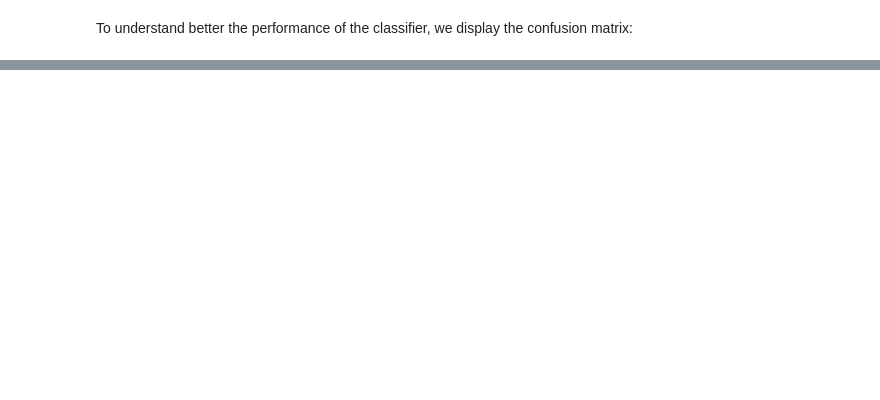
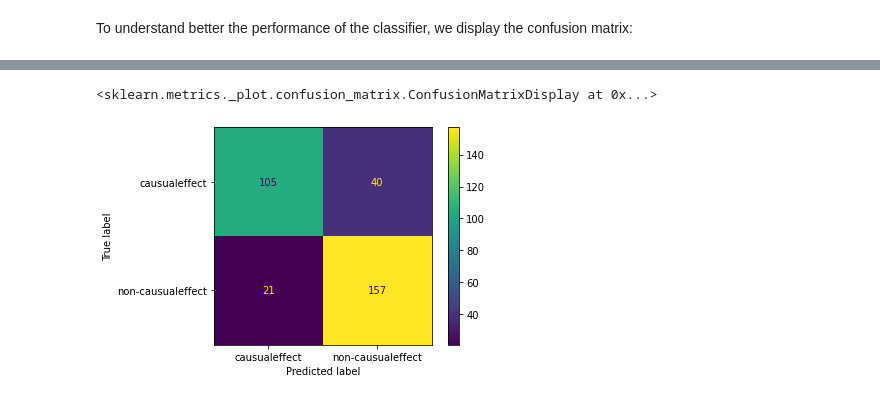
Before and after one commit to jyanqa/case-2022-causual-event, a Jupyter notebook: ST1_transformers.ipynb, the cells around one changed output, grey strips where cells are left out. Cells and saved outputs as stored; diff of their text form; code cells hidden in the pictures; blank space fills up the shorter version.

```diff
--- a/ST1_transformers.ipynb
+++ b/ST1_transformers.ipynb
@@ -322,0 +329,6 @@ disp.plot()
+# %%
+disp = ConfusionMatrixDisplay(confusion_matrix=model_performance['confusion_matrix'],display_labels = list(id2label.values()))
+disp.plot()
+# %% [output]
+<sklearn.metrics._plot.confusion_matrix.ConfusionMatrixDisplay at 0x...>
+[figure, added]
```
Also changed, not shown: parts of 10 cells of this notebook.
